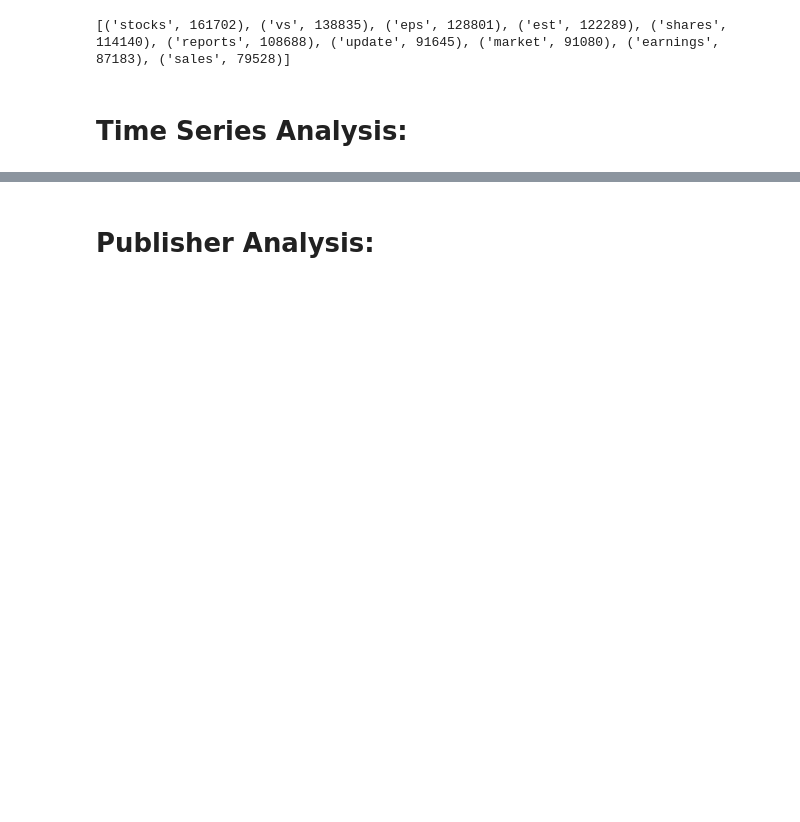
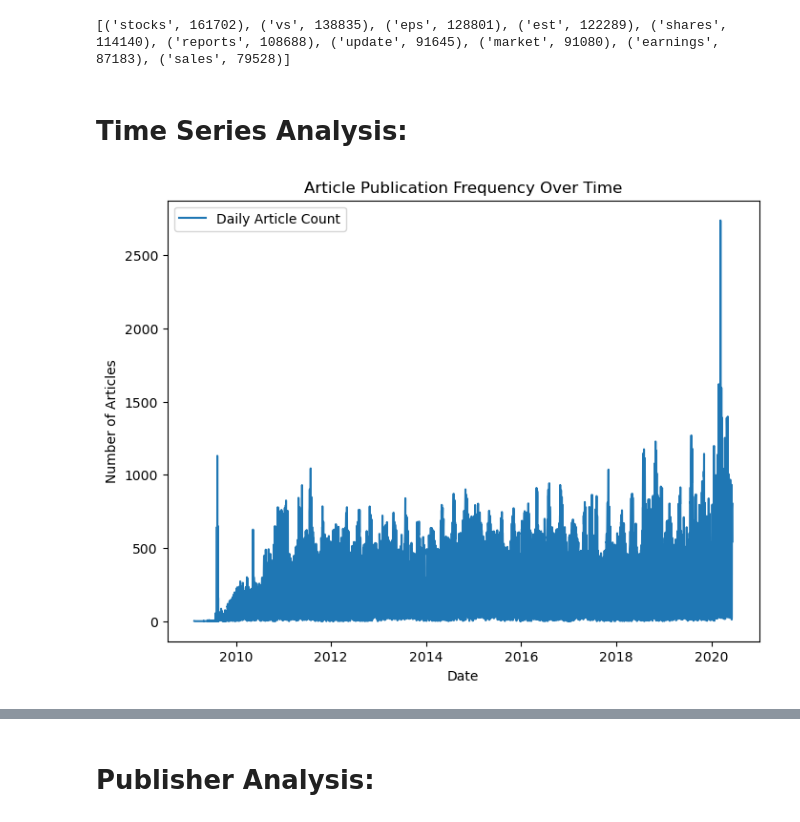
Before and after one commit to nadianesib4334/Nova_financial_technologies, a Jupyter notebook: notebooks/EDA.ipynb, the cells around one changed output, grey strips where cells are left out. Drawn from its saved outputs; the diff is of its cells as text; code cells hidden in the pictures; blank space fills up the shorter version.

Commit message:
Time series and publisher analysis

```diff
--- a/notebooks/EDA.ipynb
+++ b/notebooks/EDA.ipynb
@@ -476,2 +497,18 @@ print(common_keywords)
 # %% [markdown]
 # Time Series Analysis:
+# %%
+data['date'] = pd.to_datetime(data['date'])
+# %%
+# Resample based on the correct timestamp column
+publication_counts = data.resample('D', on='date').count()['headline']
+# %%
+# Plot the publication frequency over time
+plt.figure(figsize=(8, 6))
+plt.plot(publication_counts, label='Daily Article Count')
+plt.title('Article Publication Frequency Over Time')
+plt.xlabel('Date')
+plt.ylabel('Number of Articles')
+plt.legend()
+plt.show()
+# %% [output]
+[figure, added]
```
Also changed, not shown: parts of 17 cells of this notebook.
